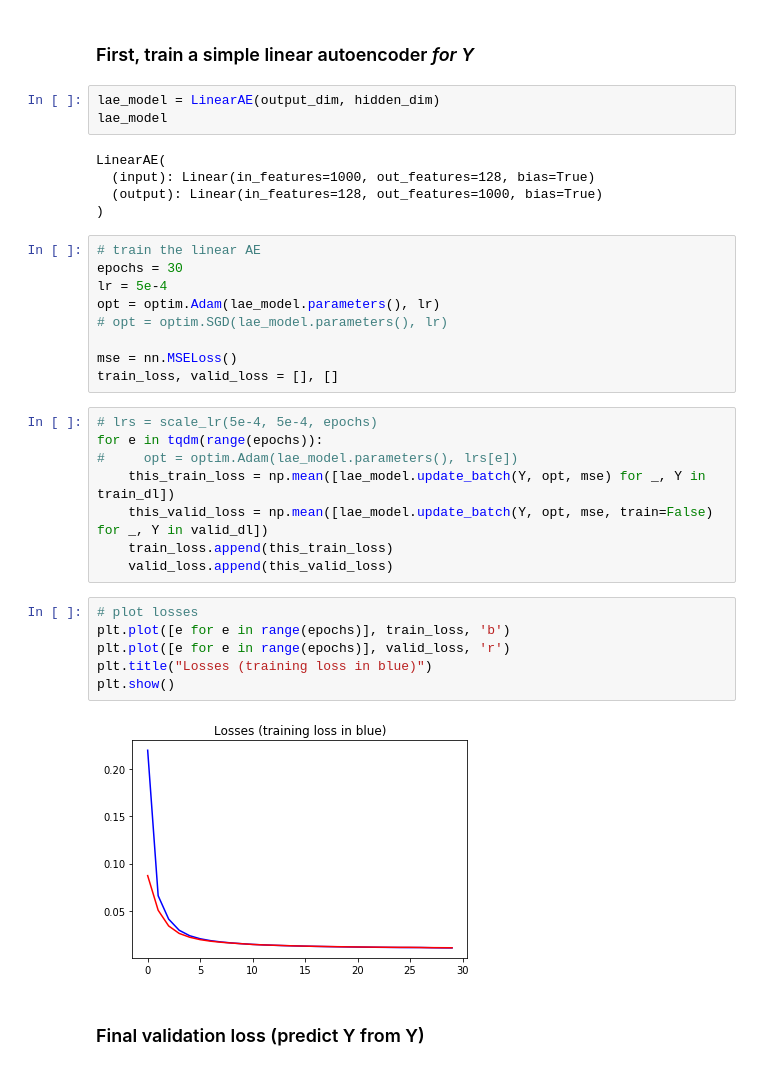
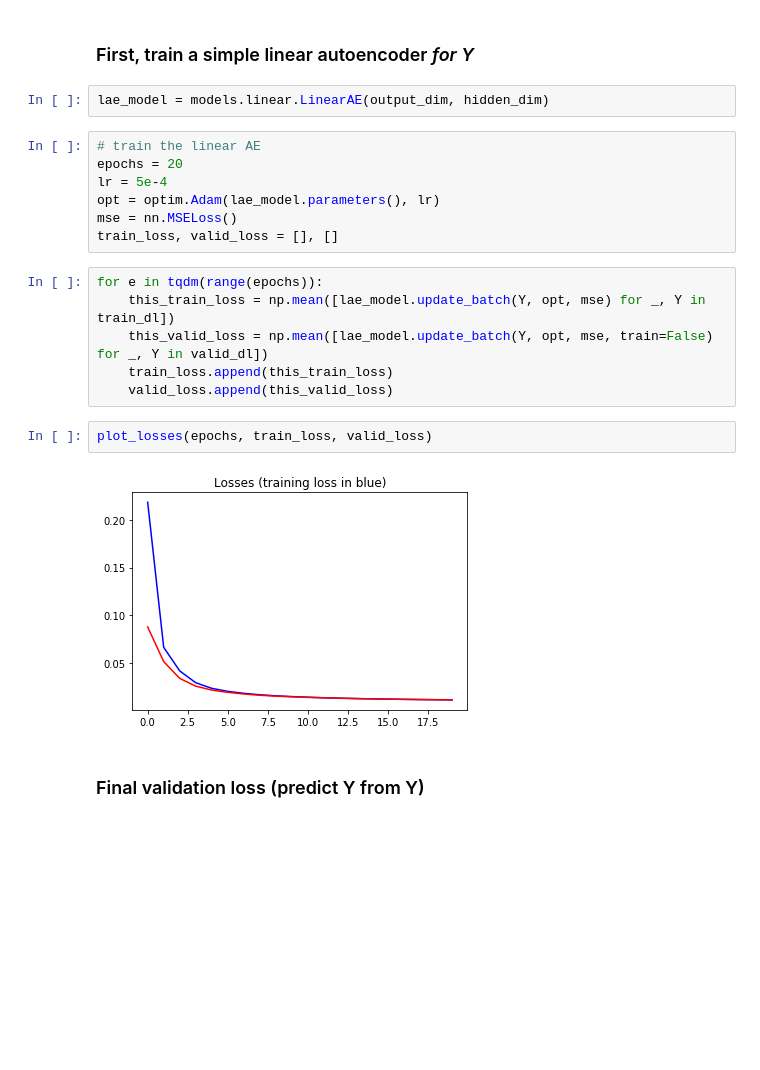
Before and after one commit to notreallyme2/teas, a Jupyter notebook: linear_teas.ipynb, the cells around one changed output. Saved outputs shown, nothing was run; the diff lists cells and outputs as text; blank space fills up the shorter version.

```diff
--- a/linear_teas.ipynb
+++ b/linear_teas.ipynb
@@ -44,38 +48,24 @@ output_dim = Y.shape[0]
 # %% [markdown]
 ### First, train a simple linear autoencoder *for Y*
 # %%
-lae_model = LinearAE(output_dim, hidden_dim)
-lae_model
+lae_model = models.linear.LinearAE(output_dim, hidden_dim)
-# %% [output]
-LinearAE(
-  (input): Linear(in_features=1000, out_features=128, bias=True)
-  (output): Linear(in_features=128, out_features=1000, bias=True)
-)
 # %%
 # train the linear AE
-epochs = 30
+epochs = 20
 lr = 5e-4
 opt = optim.Adam(lae_model.parameters(), lr)
-# opt = optim.SGD(lae_model.parameters(), lr)
-
 mse = nn.MSELoss()
 train_loss, valid_loss = [], []
 # %%
-# lrs = scale_lr(5e-4, 5e-4, epochs)
 for e in tqdm(range(epochs)):
-#     opt = optim.Adam(lae_model.parameters(), lrs[e])
     this_train_loss = np.mean([lae_model.update_batch(Y, opt, mse) for _, Y in train_dl])
     this_valid_loss = np.mean([lae_model.update_batch(Y, opt, mse, train=False) for _, Y in valid_dl])
     train_loss.append(this_train_loss)
     valid_loss.append(this_valid_loss)
-# %%
-# plot losses
-plt.plot([e for e in range(epochs)], train_loss, 'b')
-plt.plot([e for e in range(epochs)], valid_loss, 'r')
-plt.title("Losses (training loss in blue)")
-plt.show()
-# %% [output]
-[figure, removed]
+# %%
+plot_losses(epochs, train_loss, valid_loss)
+# %% [output]
+[figure, added]
 # %% [markdown]
 ### Final validation loss (predict Y from Y)
 # %%
```
Also changed, not shown: parts of 24 cells of this notebook, 2 other files.
